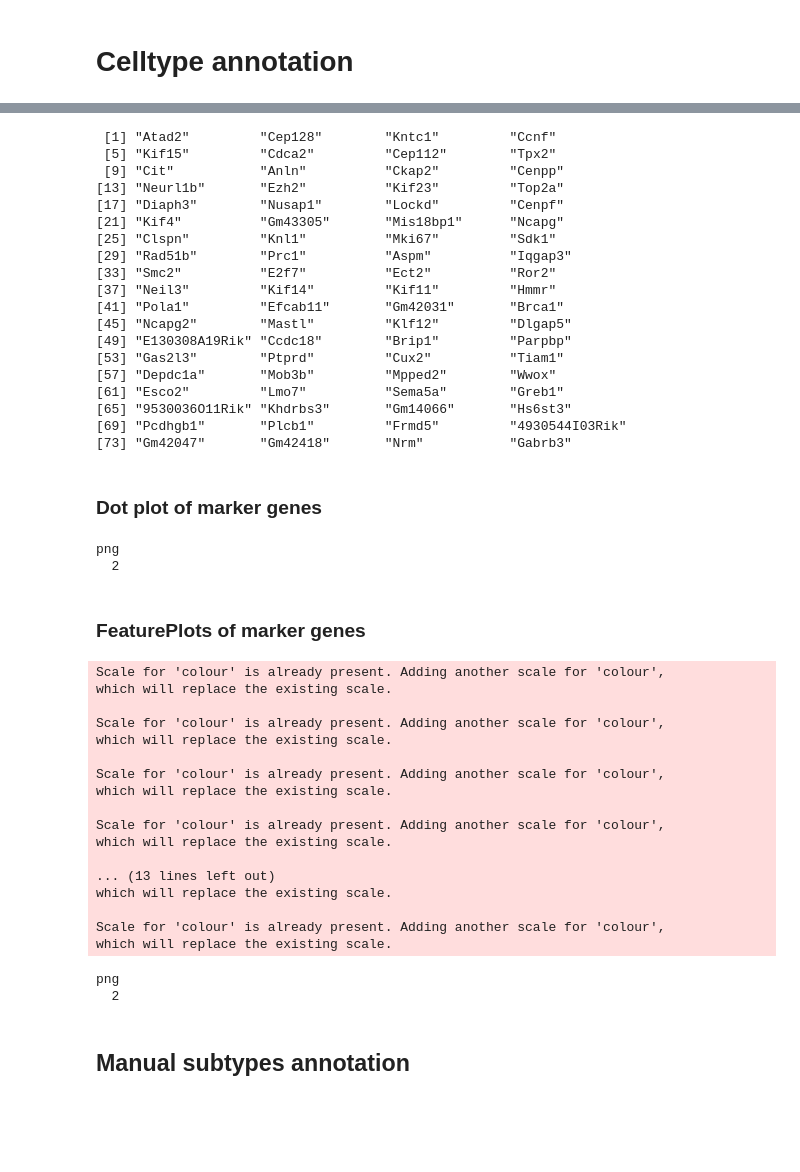
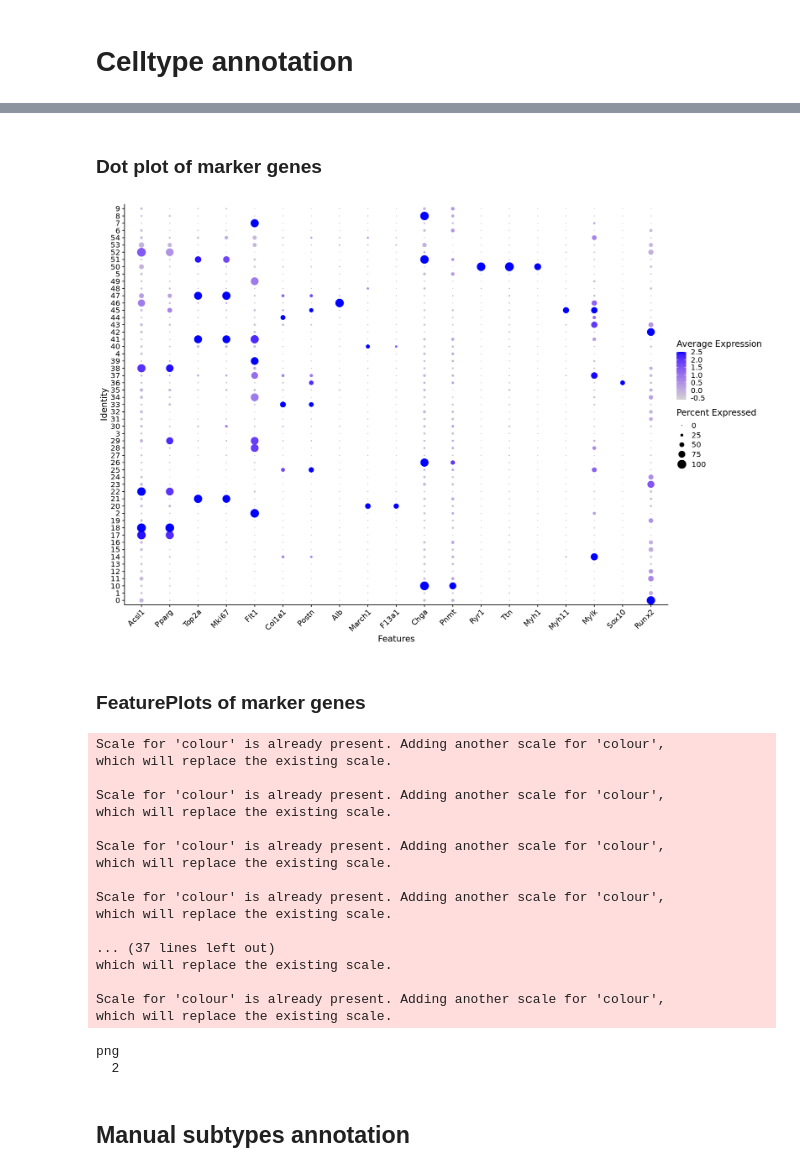
Before and after one commit to erebboah/enc4_mouse, a Jupyter notebook: snrna/scripts/ADR_snRNA.ipynb, the cells around one changed output, grey strips where cells are left out. Saved outputs shown, nothing was run; the diff lists cells and outputs as text; code cells hidden in the pictures; blank space fills up the shorter version.

```diff
--- a/snrna/scripts/ADR_snRNA.ipynb
+++ b/snrna/scripts/ADR_snRNA.ipynb
@@ -280,24 +248,0 @@ for (celltype in unique(genes$celltype)){
-# %%
-markers = read.delim("seurat/adrenal_cluster_marker_genes_only.pos_min.pct0.25_logfc.threshold0.25.tsv")
-markers_21 = markers[markers$cluster == 21,]
-head(markers_21$gene,1000)
-# %% [output]
- [1] "Atad2"         "Cep128"        "Kntc1"         "Ccnf"
- [5] "Kif15"         "Cdca2"         "Cep112"        "Tpx2"
- [9] "Cit"           "Anln"          "Ckap2"         "Cenpp"
-[13] "Neurl1b"       "Ezh2"          "Kif23"         "Top2a"
-[17] "Diaph3"        "Nusap1"        "Lockd"         "Cenpf"
-[21] "Kif4"          "Gm43305"       "Mis18bp1"      "Ncapg"
-[25] "Clspn"         "Knl1"          "Mki67"         "Sdk1"
-[29] "Rad51b"        "Prc1"          "Aspm"          "Iqgap3"
-[33] "Smc2"          "E2f7"          "Ect2"          "Ror2"
-[37] "Neil3"         "Kif14"         "Kif11"         "Hmmr"
-[41] "Pola1"         "Efcab11"       "Gm42031"       "Brca1"
-[45] "Ncapg2"        "Mastl"         "Klf12"         "Dlgap5"
-[49] "E130308A19Rik" "Ccdc18"        "Brip1"         "Parpbp"
-[53] "Gas2l3"        "Ptprd"         "Cux2"          "Tiam1"
-[57] "Depdc1a"       "Mob3b"         "Mpped2"        "Wwox"
-[61] "Esco2"         "Lmo7"          "Sema5a"        "Greb1"
-[65] "9530036O11Rik" "Khdrbs3"       "Gm14066"       "Hs6st3"
-[69] "Pcdhgb1"       "Plcb1"         "Frmd5"         "4930544I03Rik"
-[73] "Gm42047"       "Gm42418"       "Nrm"           "Gabrb3"
@@ -307,37 +250,42 @@ head(markers)
 ### Dot plot of marker genes
 # %%
 genes = c("Acsl1","Pparg", # adipocytes
+          "Top2a","Mki67", # cycling
+          "Flt1", # endothelial
+          "Col1a1","Postn", # fibroblast
           "Alb", # hepatocyte
           "March1","F13a1", # macrophages
           "Chga", # chromaffin cells of the medulla
           "Pnmt", # medulla_EPI; gene that converts norepinephrine to epinephrine
-          "Myh11", # smooth muscle
+          "Ryr1","Ttn","Myh1", # skeletal muscle
+          "Myh11", "Myl9",# smooth muscle
           "Sox10", # sox10+
           "Runx2" # x-zone
          )
 # %%
 # https://panglaodb.se/markers.html
-pdf(file="plots/adrenal/annotation/marker_dotplot.pdf",
-    width = 20, height = 12)
+#pdf(file="plots/adrenal/annotation/marker_dotplot.pdf",
+#    width = 20, height = 12)
 DefaultAssay(combined.sct) = "SCT"
 Idents(combined.sct) = "seurat_clusters"
 Idents(combined.sct) = factor(Idents(combined.sct), levels = sort(as.character(unique(Idents(combined.sct)))))
-DotPlot(combined.sct, features = genes)+
-theme(axis.text.x = element_text(angle = 45, hjust = 1))
-dev.off()
+DotPlot(combined.sct, features = genes)+ theme(axis.text.x = element_text(angle = 45, hjust = 1))
+#dev.off()
 # %% [output]
-png
-  2
+[figure, added]
 # %% [markdown]
 ### FeaturePlots of marker genes
 # %%
-pdf(file="plots/adrenal/annotation/marker_featureplots.pdf",
-    width = 20, height = 40)
+png(file="plots/adrenal/annotation/marker_featureplots.png",
+    width = 1200, height = 1200)
 DefaultAssay(combined.sct) = "SCT"
 Idents(combined.sct) = "seurat_clusters"
 Idents(combined.sct) = factor(Idents(combined.sct), levels = sort(as.character(unique(Idents(combined.sct)))))
-FeaturePlot(combined.sct, pt.size = 0.1, order = T,
-            features = genes, ncol =3) & scale_colour_gradientn(colours = viridis(11)) & NoAxes() & theme(text = element_text(size = 20))
+
+FeaturePlot(combined.sct, pt.size = 0.1,
+            features = genes, ncol =6)  & scale_colour_gradientn(colours = viridis(11)) &
+                        NoAxes()&
+                        theme(text = element_text(size = 18))
 
 dev.off()
 # %% [output]
@@ -353,7 +301,7 @@ which will replace the existing scale.
 Scale for 'colour' is already present. Adding another scale for 'colour',
 which will replace the existing scale.
 
-... (13 lines left out)
+... (37 lines left out)
 which will replace the existing scale.
 
 Scale for 'colour' is already present. Adding another scale for 'colour',
```
Also changed, not shown: parts of 14 cells of this notebook, 2 other files.
